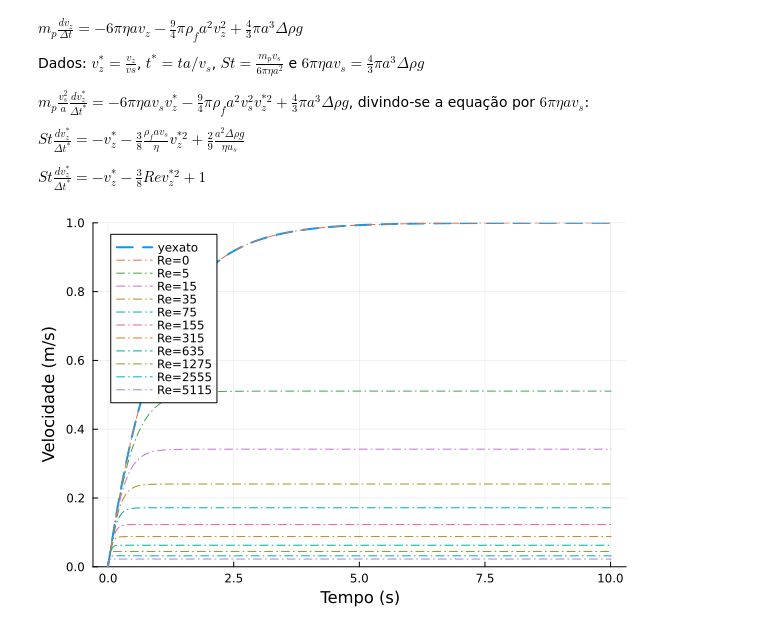
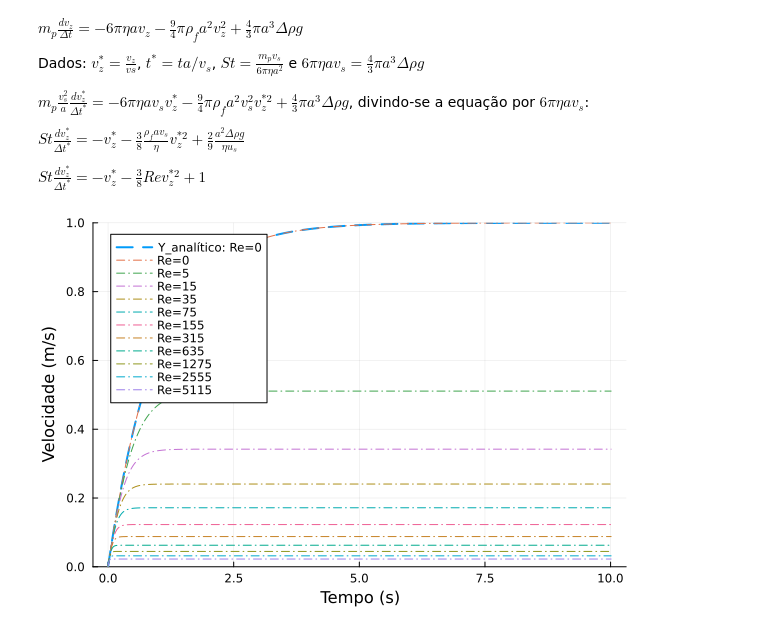
Before and after one commit to opdrin09/MNCM, a Jupyter notebook: Tarefa1.ipynb, the cells around one changed output. Cells and saved outputs as stored; diff of their text form; code cells hidden in the pictures.

```diff
--- a/Tarefa1.ipynb
+++ b/Tarefa1.ipynb
@@ -117,32 +115,32 @@ function calculonum2(Δt, tmax, st, Re)
 
     y_n = ym1
     t_n = t
   end
 
   push!(y,y_n)
   push!(yexato, ye)
   push!(tp, t)
 
   return tp,  y
 
 end
 tp2 = 0
 tp2 = range(0, tmax,1000)
 yexato2   =@. 1-ℯ^(-tp2/st)
 
-p1 = plot(tp2,yexato2, ylabel = "Velocidade (m/s)", xlabel = "Tempo (s)", label = "yexato", linewidth =2, ylims=(0,1), linestyle = :dash )
+p1 = plot(tp2,yexato2, ylabel = "Velocidade (m/s)", xlabel = "Tempo (s)", label = "Y_analítico: Re=0", linewidth =2, ylims=(0,1), linestyle = :dash )
 
 for x in range(0,10)
   Δt = 0.01
   Re = 5*2^(x)-5
 
   tp,  y = calculonum2(Δt, tmax, st, Re)
 
   plot!(p1, tp, y, label = "Re=$(round(Int, Re))", linestyle= :dashdot)
 
 
 
 end
 display(p1)
 # %% [output]
-[figure, old version]
+[figure, new version]
```
Also changed, not shown: parts of 1 cell of this notebook.
